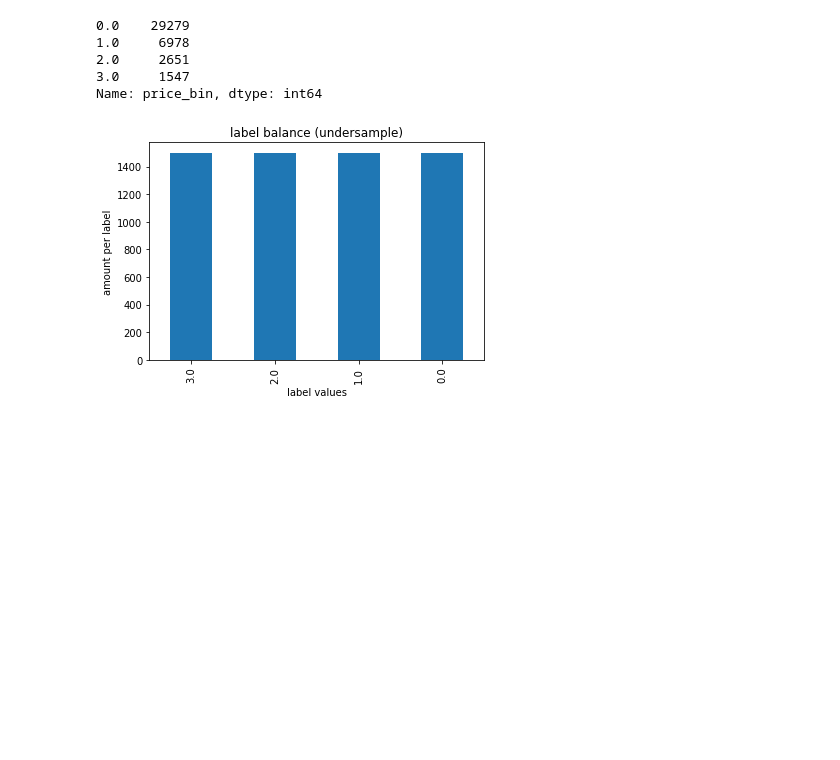
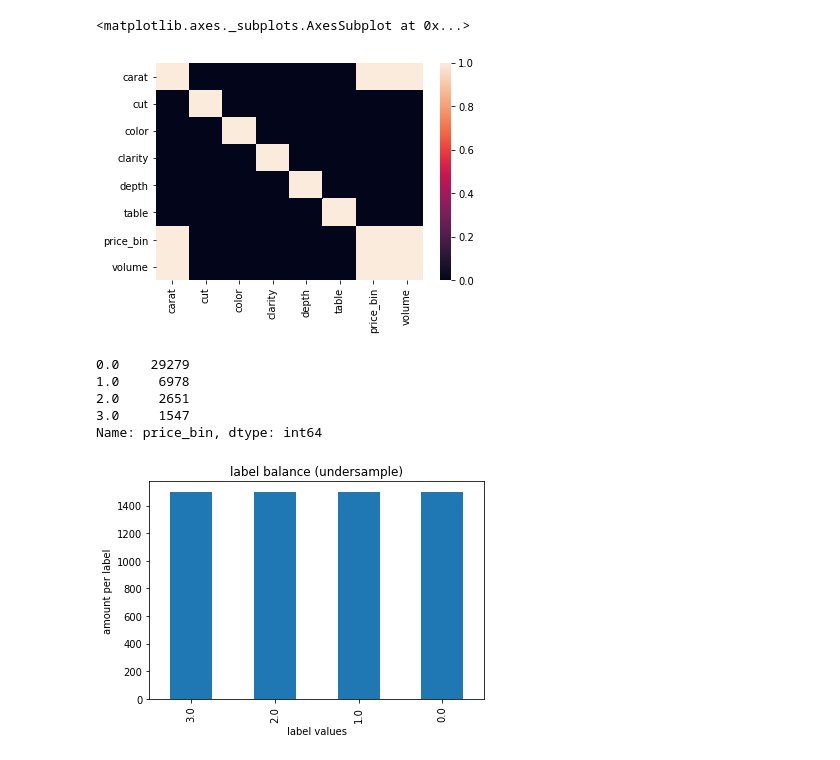
Before and after one commit to ArielJosephCohen/diamonds, a Jupyter notebook: TDS.ipynb, the cells around one changed output. Drawn from its saved outputs; the diff is of its cells as text; code cells hidden in the pictures; blank space fills up the shorter version.

```diff
--- a/TDS.ipynb
+++ b/TDS.ipynb
@@ -53,3 +57,6 @@ df.head()
+# %%
+for col in df.columns:
+    df[col]=df[col].astype(float)
 # %%
 def upsample_classes(data, target):
 
@@ -137,5 +144,10 @@ rfc=RandomForestClassifier(random_state=14)
 dt=DecisionTreeClassifier(random_state=14)
 xgbc=XGBClassifier(random_state=14)
 # %%
-df.drop('Unnamed: 0',axis=1,inplace=True)
+df.drop(['Unnamed: 0','price'],axis=1,inplace=True)
+# %%
+sns.heatmap(abs(df.corr())>=0.7)
+# %% [output]
+<matplotlib.axes._subplots.AxesSubplot at 0x...>
+[figure, added]
 # %%
```
Also changed, not shown: parts of 7 cells of this notebook, 1 other file.
